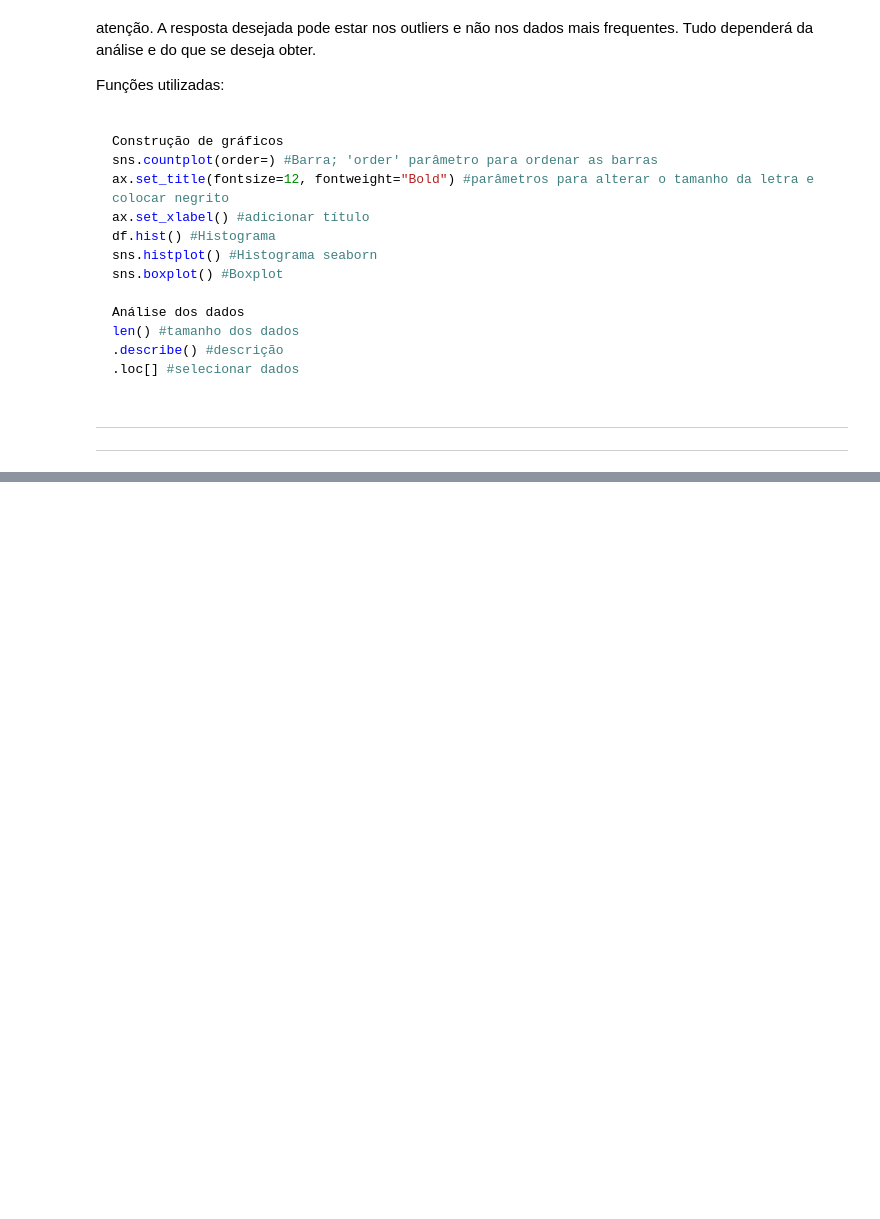
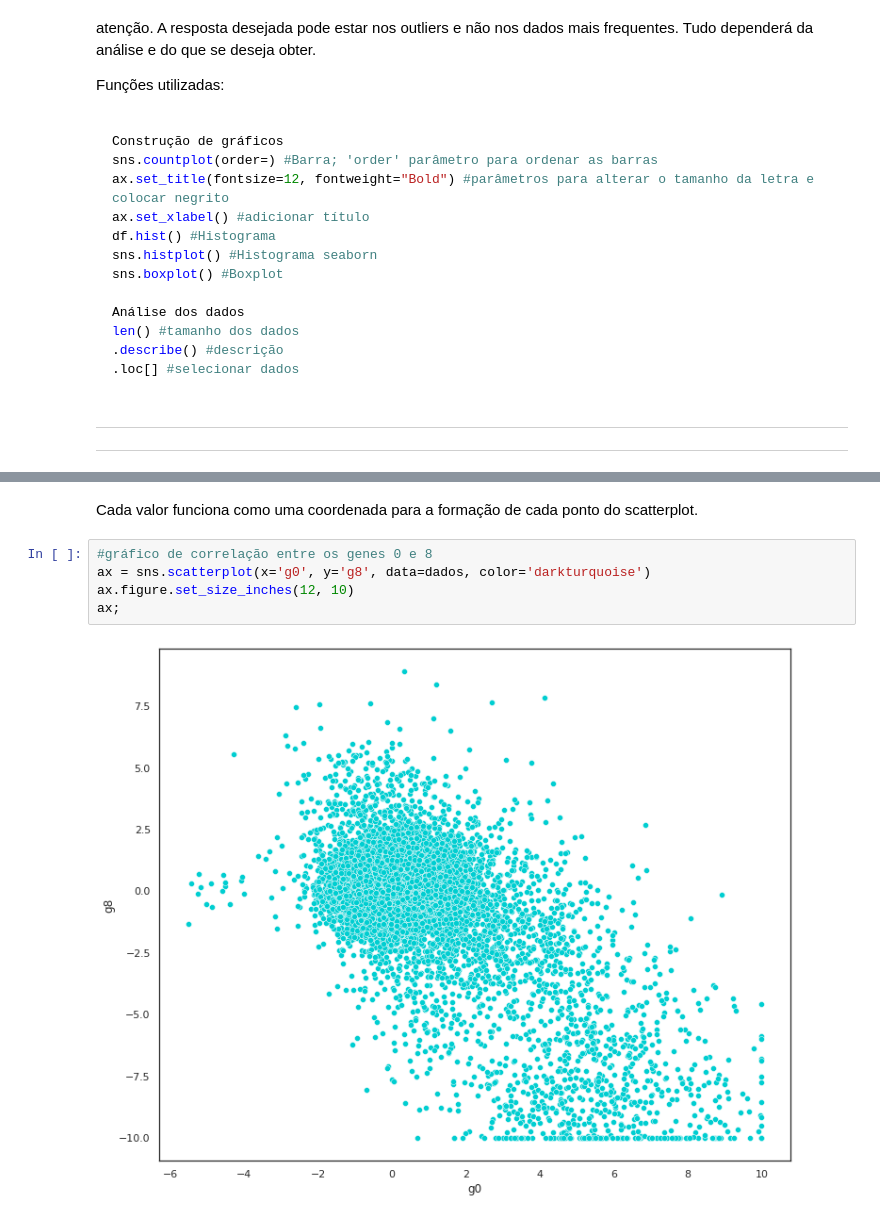
Before and after one commit to CarolineOlive/Imersao-Dados-2021, a Jupyter notebook: Imersao_dados_3_2021.ipynb, the cells around one changed output, grey strips where cells are left out. Drawn from its saved outputs; the diff is of its cells as text; blank space fills up the shorter version.

```diff
--- a/Imersao_dados_3_2021.ipynb
+++ b/Imersao_dados_3_2021.ipynb
@@ -669,0 +857,9 @@ len() #tamanho dos dados
+# %% [markdown]
+Cada valor funciona como uma coordenada para a formação de cada ponto do scatterplot.
+# %%
+#gráfico de correlação entre os genes 0 e 8
+ax = sns.scatterplot(x='g0', y='g8', data=dados, color='darkturquoise')
+ax.figure.set_size_inches(12, 10)
+ax;
+# %% [output]
+[figure, added]
```
Also changed, not shown: parts of 46 cells of this notebook.
